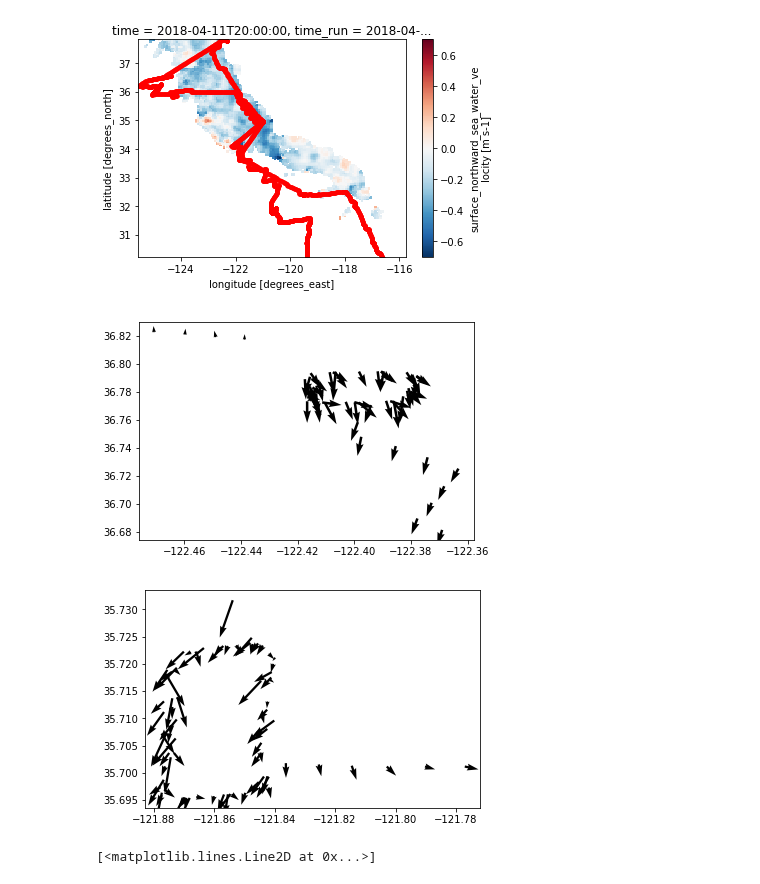
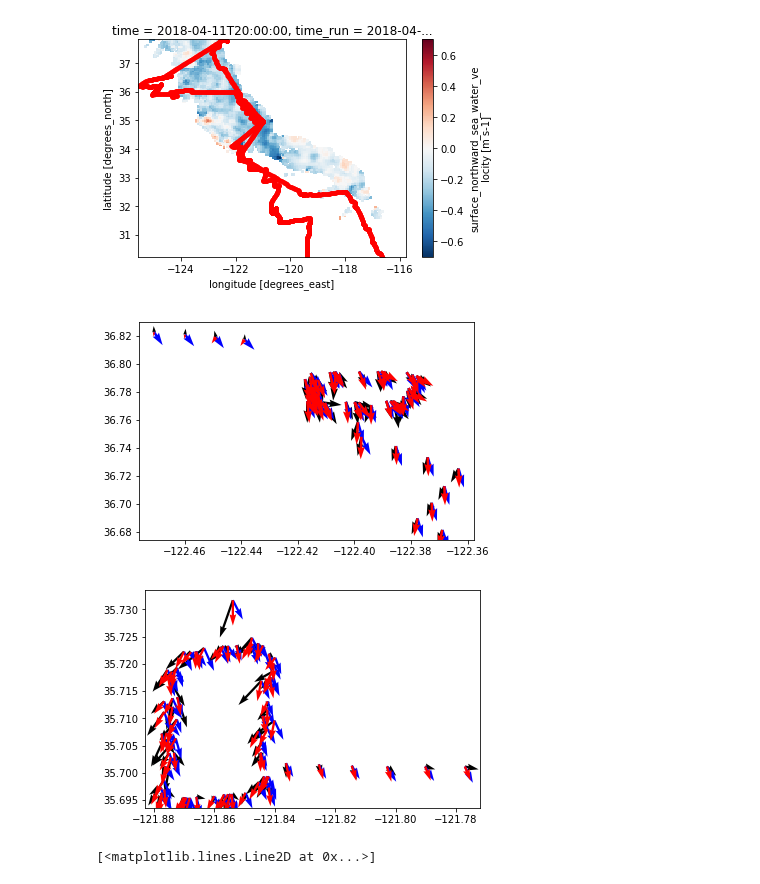
Before and after one commit to cgentemann/Saildrone, a Jupyter notebook: sat_collocation/Collocate_Saildrone_with_gridded_HF_radar.ipynb, the cells around one changed output. Saved outputs shown, nothing was run; the diff lists cells and outputs as text; code cells hidden in the pictures.

```diff
--- a/sat_collocation/Collocate_Saildrone_with_gridded_HF_radar.ipynb
+++ b/sat_collocation/Collocate_Saildrone_with_gridded_HF_radar.ipynb
@@ -16,24 +16,17 @@ We want to collocate with wind vectors for this example,  but the wind vectors a
 # %%
 filename_collocation_data = 'F:/data/cruise_data/saildrone/baja-2018/ccmp_collocation_data.nc'
 #filename_usv = 'https://podaac-opendap.jpl.nasa.gov/opendap/hyrax/allData/insitu/L2/saildrone/Baja/saildrone-gen_4-baja_2018-sd1002-20180411T180000-20180611T055959-1_minutes-v1.nc'
-#filename_usv='f:/data/cruise_data/saildrone/baja-2018/saildrone-gen_4-baja_2018-sd1002-20180411T180000-20180611T055959-10_minutes-v1_withloggers_matchedadcp_v3.nc'
 filename_usv='f:/data/cruise_data/saildrone/baja-2018/saildrone-gen_4-baja_2018-sd1002-20180411T180000-20180611T055959-10_minutes-v1_withloggers_matchedadcp_v4.nc'
 ds_usv = xr.open_dataset(filename_usv)
 ds_usv.close()
-#ds_usv = ds_usv.swap_dims({'obs':'time'}).rename({'longitude':'lon','latitude':'lat'})
 ds_usv = ds_usv.sel(time=slice('2018-04-11T18:30',ds_usv.time[-1].data))  #first part of data is when USV being towed, elminiate
-#ds_usv['vel_east_30m_ave']=ds_usv.vel_east.sel()
 ds_usv = ds_usv.swap_dims({'cell':'cell_depth'})
 #ds_usv_tem = ds_usv.sel(cell_depth=slice(0,30)).mean('cell_depth')  #make a mean of the top 30 m
 ds_usv2 = ds_usv.copy(deep=True)
 ds_usv = ds_usv.isel(cell_depth=0)
-#ds_usv['vel_east_30m']=ds_usv_tem.vel_east
-#ds_usv['vel_north_30m']=ds_usv_tem.vel_north
-#ds_usv['spd_30m']=np.sqrt(ds_usv.vel_east_30m**2+ds_usv.vel_north_30m**2)
 ds_usv_subset = ds_usv.copy(deep=True)
 ds_usv_subset2 = ds_usv2.copy(deep=True)
 ds_usv_subset['spd']=np.sqrt(ds_usv_subset.vel_east**2+ds_usv_subset.vel_north**2)
-ds_usv_subset['spd2']=np.sqrt((ds_usv_subset.vel_east*.5144)**2+(ds_usv_subset.vel_north*.5144)**2)
 ds_usv_subset['dir']=np.arctan2(ds_usv_subset.vel_north,ds_usv_subset.vel_east)*180/np.pi
 ds_usv_subset['ship_spd']=np.sqrt(ds_usv_subset.ship_vel_east**2+ds_usv_subset.ship_vel_north**2)
 ds_usv_subset['ship_dir']=np.arctan2(ds_usv_subset.ship_vel_north,ds_usv_subset.ship_vel_east)*180/np.pi
@@ -71,0 +83,4 @@ subset['dir']=np.arctan2(subset.v,subset.u)*180/np.pi
+# %%
+subset['GDOP']=np.sqrt(subset.DOPx**2+subset.DOPy**2)
+subset.DOPx.comment
+subset.GDOP[0,:,:].plot()
@@ -85,24 +110,24 @@ hf1 = ds_collocated_nearest.sel(time=slice('2018-04-12T19','2018-04-13T08'))
 #print(usv1.lat)
 ax1=plt.subplot(1,1,1)
 ax1.quiver(usv1.lon,usv1.lat,usv1.vel_east,usv1.vel_north)
-#ax1.quiver(usv1.lon,usv1.lat,usv1.UWND_MEAN,usv1.VWND_MEAN,color='b')
-#ax1.quiver(hf1.lon,hf1.lat,hf1.u,hf1.v,color='r')
+ax1.quiver(usv1.lon,usv1.lat,usv1.UWND_MEAN,usv1.VWND_MEAN,color='b')
+ax1.quiver(hf1.lon,hf1.lat,hf1.u,hf1.v,color='r')
 fig_fname='F:/data/cruise_data/saildrone/baja-2018/figs/hf_radar_tseries_412both_bias.png'
 plt.savefig(fig_fname, transparent=False, format='png')
 # %% [output]
-[figure, old version]
+[figure, new version]
 # %%
 usv1 = ds_usv_subset.sel(time=slice('2018-04-14T02','2018-04-14T14'))
 hf1 = ds_collocated_nearest.sel(time=slice('2018-04-14T02','2018-04-14T14'))
 #print(usv1.lat)
 ax1=plt.subplot(1,1,1)
 ax1.quiver(usv1.lon,usv1.lat,usv1.vel_east,usv1.vel_north)
-#ax1.quiver(usv1.lon,usv1.lat,usv1.UWND_MEAN,usv1.VWND_MEAN,color='b')
-#ax1.quiver(hf1.lon,hf1.lat,hf1.u,hf1.v,color='r')
+ax1.quiver(usv1.lon,usv1.lat,usv1.UWND_MEAN,usv1.VWND_MEAN,color='b')
+ax1.quiver(hf1.lon,hf1.lat,hf1.u,hf1.v,color='r')
 fig_fname='F:/data/cruise_data/saildrone/baja-2018/figs/hf_radar_tseries_414both_bias.png'
 plt.savefig(fig_fname, transparent=False, format='png')
 # %% [output]
-[figure, old version]
+[figure, new version]
 # %%
 usv1['wspd']=np.sqrt(usv1.UWND_MEAN**2+usv1.VWND_MEAN**2)
 #plt.plot(usv1.wspd,usv1.spd-hf1.spd,'.')
```
Also changed, not shown: parts of 9 cells of this notebook, 2 other files.
